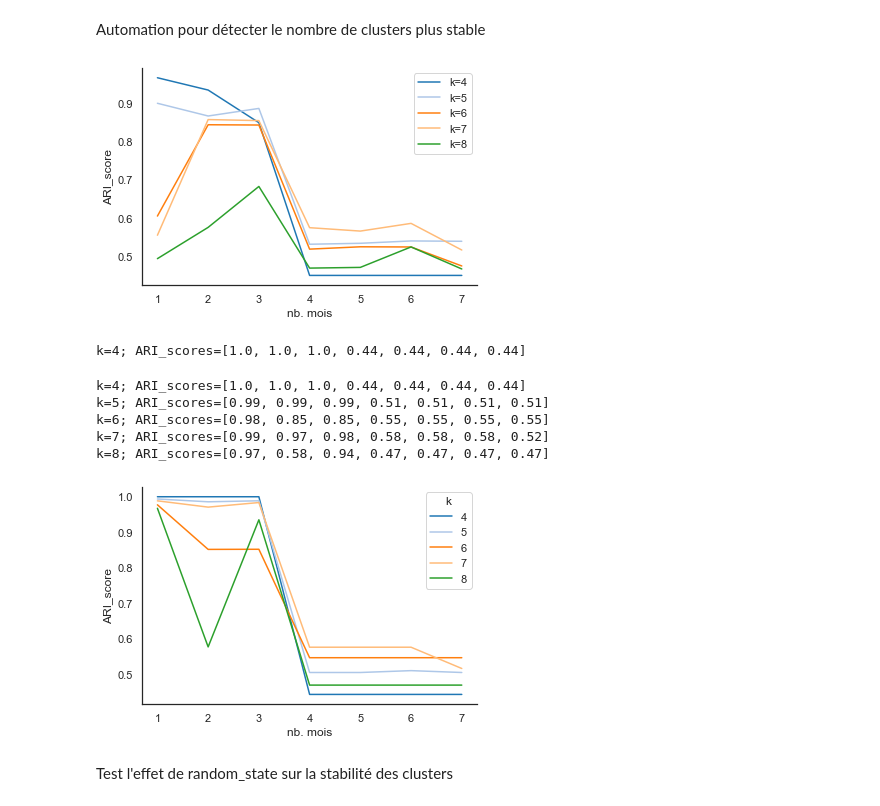
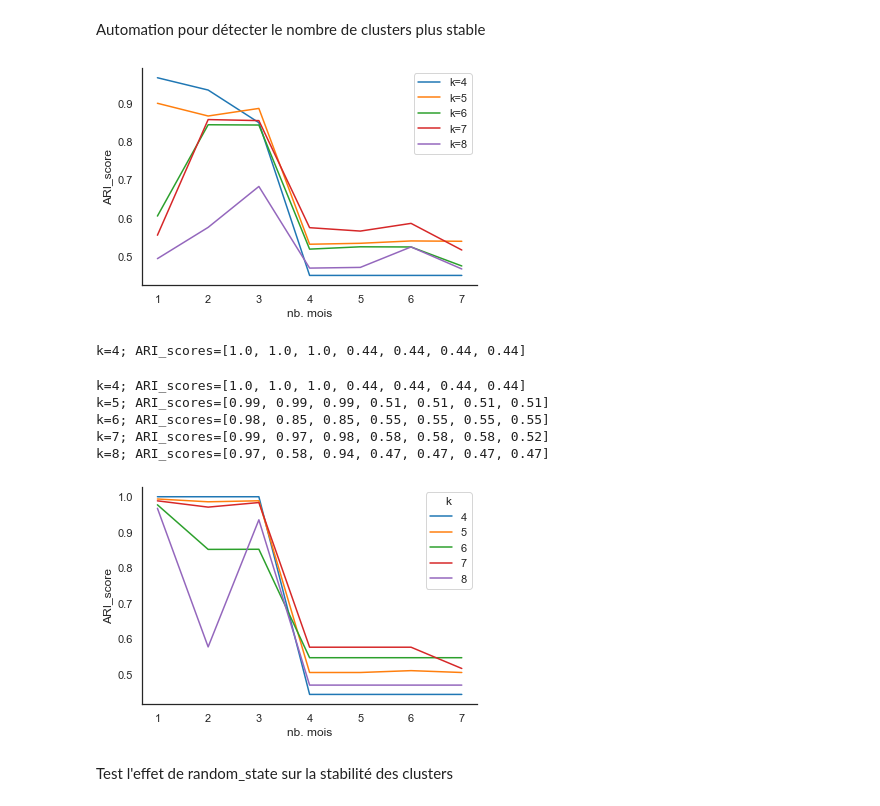
Before and after one commit to mrcreasey/oc-ds-p5-unsupervised-clustering, a Jupyter notebook: P5_03_simulation.ipynb, the cells around one changed output. Drawn from its saved outputs; the diff is of its cells as text; code cells hidden in the pictures.

```diff
--- a/P5_03_simulation.ipynb
+++ b/P5_03_simulation.ipynb
@@ -97,7 +97,7 @@ pd.options.display.float_format = '{:.2f}'.format  # currency, lat,lng
 %matplotlib inline
 sns.set_theme(style="white", context="notebook")
 sns.set_color_codes("pastel")
-sns.set_palette("tab20")
+sns.set_palette("tab10")
 
 set_config(display='diagram')
 # displays HTML representation in a jupyter context
@@ -325,7 +325,7 @@ def run_fit_model(df, model_, features=FEATURES, k=8,
         df_outliers['cluster_id'] = model_.predict(df_outliers[features])
         df = df.append(df_outliers, ignore_index=False)
 
-    return df, deepcopy(model)
+    return df, deepcopy(model_)
 
 
 def run_predict_model(df, fitted_model, features=FEATURES):
@@ -337,12 +342,11 @@ def run_predict_model(df, fitted_model, features=FEATURES):
 # %%
 K = 7
 # predict T0 clusters based on data at T0
-true_T0, _ = run_fit_model(df_T0, model, FEATURES, k=K)
+true_T0, fitted_model_T0 = run_fit_model(df_T0, model, FEATURES, k=K)
 
 fit_T1, fitted_model_T1 = run_fit_model(df_T1, model, FEATURES, k=K)
 # predict T0 clusters based on data at T1
 predict_T1 = run_predict_model(df_T0, fitted_model_T1, FEATURES)
-
 
 fit_T3, fitted_model_T3 = run_fit_model(df_T3, model, FEATURES, k=K)
 # predict T0 clusters based on data at T3
@@ -351,6 +355,9 @@ predict_T3 = run_predict_model(df_T0, fitted_model_T3, FEATURES)
 fit_T6, fitted_model_T6 = run_fit_model(df_T6, model, FEATURES, k=K)
 # predict T0 clusters based on data at T6
 predict_T6 = run_predict_model(df_T0, fitted_model_T6, FEATURES)
+
+
+
 print(df_T0.shape)
 # true_T0 on ajoute les colonnes 'cluster_id' et 'outlier' (indicateur = ['yes'|'no'])
 print(true_T0.shape)
@@ -372,0 +382,21 @@ true_T0.head()
+# %%
+lbl=['cluster_id']
+cid='customer_unique_id'
+# pred_T0 = run_predict_model(df_T0, fitted_model_T6, FEATURES)
+# pred_T1 = run_predict_model(df_T1, fitted_model_T6, FEATURES)
+# pred_T3 = run_predict_model(df_T3, fitted_model_T6, FEATURES)
+# pred_T6 = run_predict_model(df_T6, fitted_model_T6, FEATURES)
+
+def in_both(df1,df2):
+    in_both = df1.index.intersection(df2.index)
+    return df1.loc[in_both,lbl].astype('Int64')
+
+pred_T1=in_both(predict_T1,fit_T1)
+pred_T3=in_both(predict_T3,fit_T3)
+pred_T6=in_both(predict_T6,fit_T6)
+
+df_evolve= (true_T0[lbl]
+.join(pred_T1[lbl].astype('Int64'),rsuffix='_t1')
+.join(pred_T3[lbl].astype('Int64'),rsuffix='_t3')
+.join(pred_T6[lbl].astype('Int64'),rsuffix='_t6'))
+df_evolve.head()
@@ -400,7 +482,7 @@ sns.despine()
 Automation pour détecter le nombre de clusters plus stable
 # %%
 model = Pipeline(steps=[
-    ('preprocessor', QuantileTransformer(output_distribution='normal')),
+    ('preprocessor', QuantileTransformer(output_distribution='normal',random_state=RANDOM_STATE)),
     ('clf', KMeans(n_clusters=8, random_state=RANDOM_STATE))
 ])
 
@@ -409,37 +491,37 @@ def test_stability(df, model, features=FEATURES, k=K,
                    date_col='dernier_achat', t0=END_DATE,
                    random_state=RANDOM_STATE, percent_outliers=0.5):
     """ automatisation pour détecter les clusters les plus stables"""
-    df_ari = pd.DataFrame([], columns={'nb. mois', 'ARI_score'})
+    df_ari = pd.DataFrame([], columns={'k','t0','n','nb. mois', 'ARI_score'})
     df_T0 = factory_one_year_dataset(df, end_date=t0, date_col=date_col)
     true_T0, _ = run_fit_model(df_T0, model, features, k=k,
                                remove_outliers_during_fit=True, percent_outliers=percent_outliers, random_state=random_state)
 
     for mois in range(1, 8):
         df_TN = factory_one_year_dataset(df, t0 - pd.DateOffset(months=mois))
         fit_TN, fitted_model_TN= run_fit_model(df_TN, model, features, k=k,
                                remove_outliers_during_fit=True, percent_outliers=percent_outliers, random_state=random_state)
         predict_TN = run_predict_model(df_T0, fitted_model_TN, features)
-        df_ari = df_ari.append({'k':k,'t0':f'{t0:%d%m%Y}','nb. mois': mois,
+        df_ari = df_ari.append({'k':k,'t0':f'{t0:%d%m%Y}','n':len(df_T0),'nb. mois': mois,
          'ARI_score': calc_ari_score(true_T0, predict_TN)}, ignore_index=True)
         df_ari['k']=df_ari['k'].astype('category')
 
     return df_ari
 
 
 df_ari_4 =test_stability(df_clients, model,k=4)
 df_ari_5 =test_stability(df_clients, model,k=5)
 df_ari_6 =test_stability(df_clients, model,k=6)
 df_ari_7 =test_stability(df_clients, model,k=7)
 df_ari_8 =test_stability(df_clients, model,k=8)
 
 ax=sns.lineplot(data=df_ari_4, x='nb. mois', y='ARI_score', label='k=4')
 sns.lineplot(data=df_ari_5, x='nb. mois', y='ARI_score', label='k=5', ax=ax)
 sns.lineplot(data=df_ari_6, x='nb. mois', y='ARI_score', label='k=6', ax=ax)
 sns.lineplot(data=df_ari_7, x='nb. mois', y='ARI_score', label='k=7', ax=ax)
 sns.lineplot(data=df_ari_8, x='nb. mois', y='ARI_score', label='k=8', ax=ax)
 sns.despine()
 # %% [output]
-[figure, old version]
+[figure, new version]
 # %%
 def test_clusters_stability(df,model,k_range=range(4,9),t0=END_DATE, percent_outliers=0.005,random_state=RANDOM_STATE):
     """test pour plusieurs valeurs de taille des clusters """
@@ -467,7 +549,7 @@ k=5; ARI_scores=[0.99, 0.99, 0.99, 0.51, 0.51, 0.51, 0.51]
 k=6; ARI_scores=[0.98, 0.85, 0.85, 0.55, 0.55, 0.55, 0.55]
 k=7; ARI_scores=[0.99, 0.97, 0.98, 0.58, 0.58, 0.58, 0.52]
 k=8; ARI_scores=[0.97, 0.58, 0.94, 0.47, 0.47, 0.47, 0.47]
-[figure, old version]
+[figure, new version]
 # %% [markdown]
 Test l'effet de random_state sur la stabilité des clusters
 # %%
```
Also changed, not shown: parts of 17 cells of this notebook.
